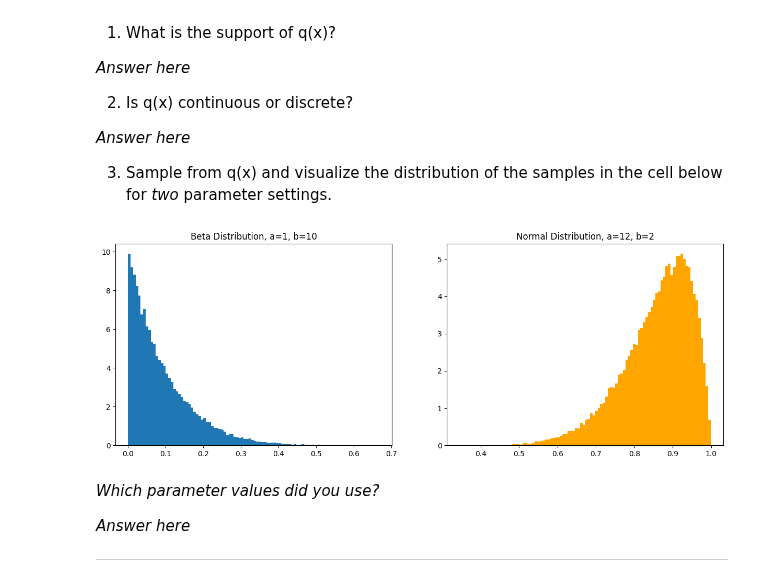
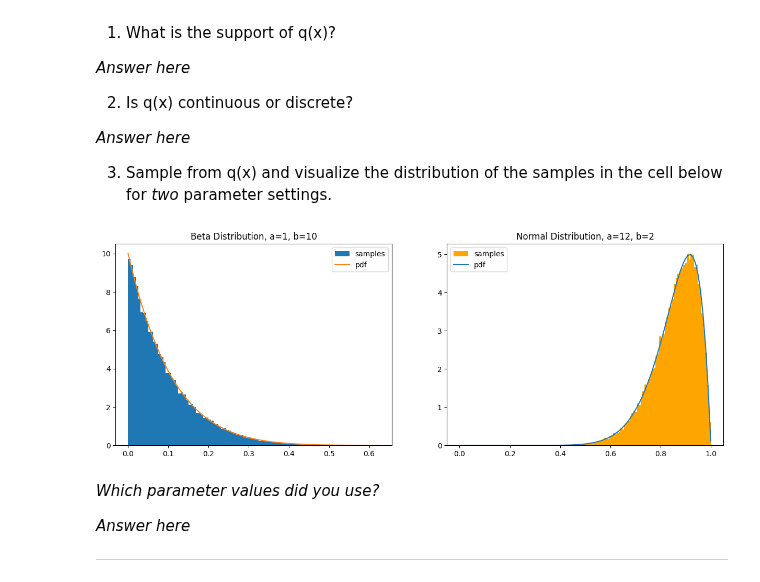
Before and after one commit to leonardodeclara/DD2447-Statistical-Methods-in-Applied-Computer-Science, a Jupyter notebook: Assignment_1/assignment1.ipynb, the cells around one changed output. Saved outputs shown, nothing was run; the diff lists cells and outputs as text; code cells hidden in the pictures.

```diff
--- a/Assignment_1/assignment1.ipynb
+++ b/Assignment_1/assignment1.ipynb
@@ -159,18 +178,24 @@ $q(x) = \text{Beta}(x|\alpha, \beta)$
 # %%
 # Sample and visualize here
 
 fig,axs=plt.subplots(1,2,figsize=(15,5))
 samples=np.random.beta(1,10,50000)
-axs[0].hist(samples,bins=100,density=True)
+x = np.linspace(0,max(samples),100)
+axs[0].hist(samples,bins=100,density=True,label='samples')
+axs[0].plot(x,beta.pdf(x,1,10),label='pdf')
 axs[0].set_title('Beta Distribution, a=1, b=10')
+axs[0].legend()
 
 
 samples=np.random.beta(12,2,50000)
-axs[1].hist(samples,bins=100,density=True,color='orange')
+x = np.linspace(0,max(samples),100)
+axs[1].hist(samples,bins=100,density=True,color='orange',label='samples')
+axs[1].plot(x,beta.pdf(x,12,2),label='pdf')
 axs[1].set_title('Normal Distribution, a=12, b=2')
+axs[1].legend()
 plt.show()
 # %% [output]
-[figure, old version]
+[figure, new version]
 # %% [markdown]
 *Which parameter values did you use?*
 
```
Also changed, not shown: parts of 8 cells of this notebook, 1 other file.
